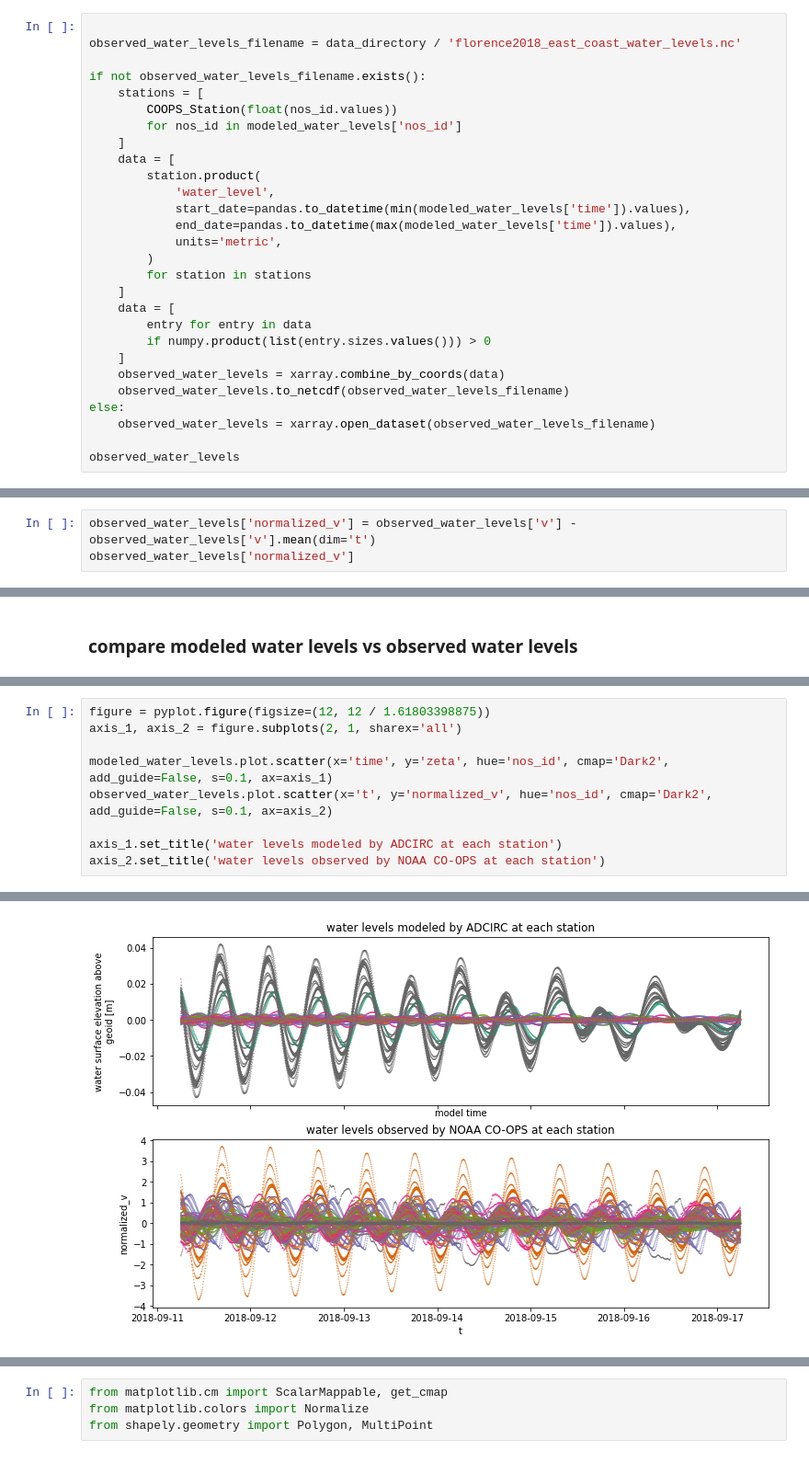
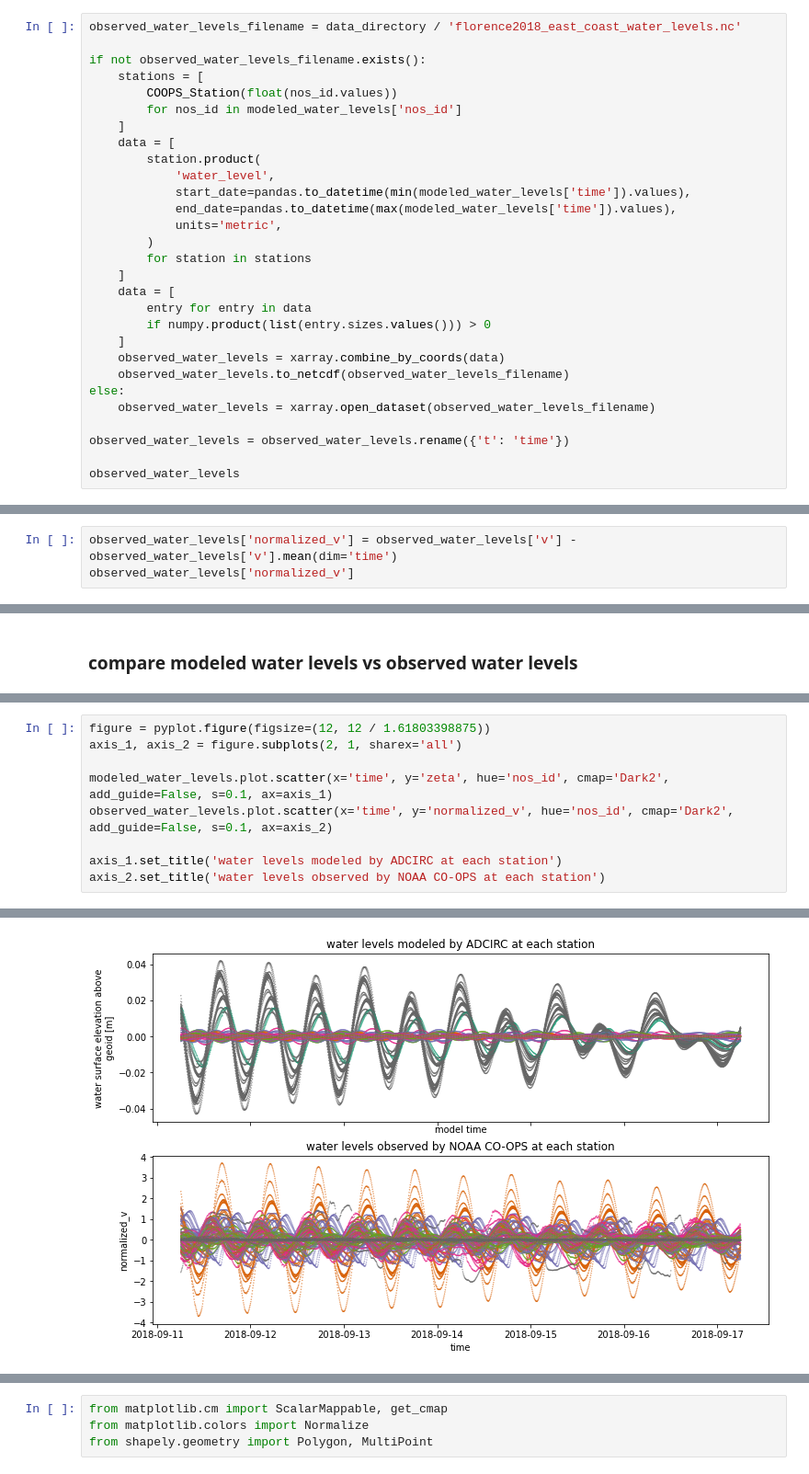
Before and after one commit to zacharyburnett/GEOG606, a Jupyter notebook: final/final_20220503.ipynb, the cells around one changed output, grey strips where cells are left out. Shown at 92% size. Cells and saved outputs as stored; diff of their text form.

```diff
--- a/final/final_20220503.ipynb
+++ b/final/final_20220503.ipynb
@@ -194,7 +190,6 @@ axis.legend()
 # %% [markdown]
 ### retrieve water level data observed by NOAA CO-OPS during Hurricane Florence (2018) within the 34-knot isotach of the storm
 # %%
-
 observed_water_levels_filename = data_directory / 'florence2018_east_coast_water_levels.nc'
 
 if not observed_water_levels_filename.exists():
@@ -220,6 +215,8 @@ if not observed_water_levels_filename.exists():
 else:
     observed_water_levels = xarray.open_dataset(observed_water_levels_filename)
 
+observed_water_levels = observed_water_levels.rename({'t': 'time'})
+
 observed_water_levels
 # %% [output]
 <xarray.Dataset>
@@ -256,6 +246,6 @@ Coordinates:
 # %% [markdown]
 ### normalize observed water levels by subtracting the time average for each station
 # %%
-observed_water_levels['normalized_v'] = observed_water_levels['v'] - observed_water_levels['v'].mean(dim='t')
+observed_water_levels['normalized_v'] = observed_water_levels['v'] - observed_water_levels['v'].mean(dim='time')
 observed_water_levels['normalized_v']
 # %% [output]
@@ -299,14 +292,14 @@ axis.legend()
 # %%
 figure = pyplot.figure(figsize=(12, 12 / 1.61803398875))
 axis_1, axis_2 = figure.subplots(2, 1, sharex='all')
 
 modeled_water_levels.plot.scatter(x='time', y='zeta', hue='nos_id', cmap='Dark2', add_guide=False, s=0.1, ax=axis_1)
-observed_water_levels.plot.scatter(x='t', y='normalized_v', hue='nos_id', cmap='Dark2', add_guide=False, s=0.1, ax=axis_2)
+observed_water_levels.plot.scatter(x='time', y='normalized_v', hue='nos_id', cmap='Dark2', add_guide=False, s=0.1, ax=axis_2)
 
 axis_1.set_title('water levels modeled by ADCIRC at each station')
 axis_2.set_title('water levels observed by NOAA CO-OPS at each station')
 # %% [output]
 Text(0.5, 1.0, 'water levels observed by NOAA CO-OPS at each station')
-[figure, old version]
+[figure, new version]
 # %%
 rmse = ((modeled_water_levels['zeta'] - observed_water_levels['normalized_v']) ** 2).mean(dim='time') ** 0.5
```
Also changed, not shown: parts of 25 cells of this notebook.
